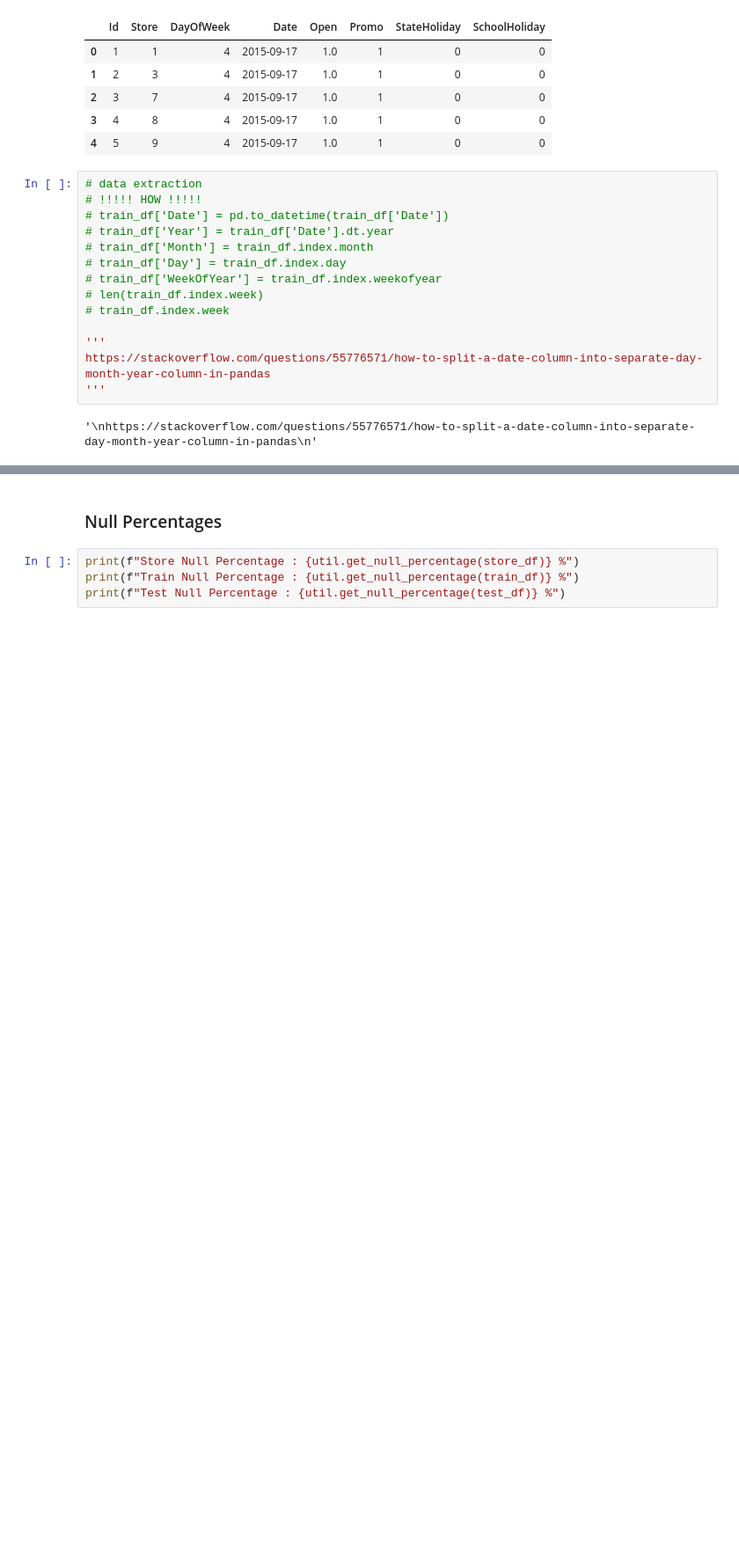
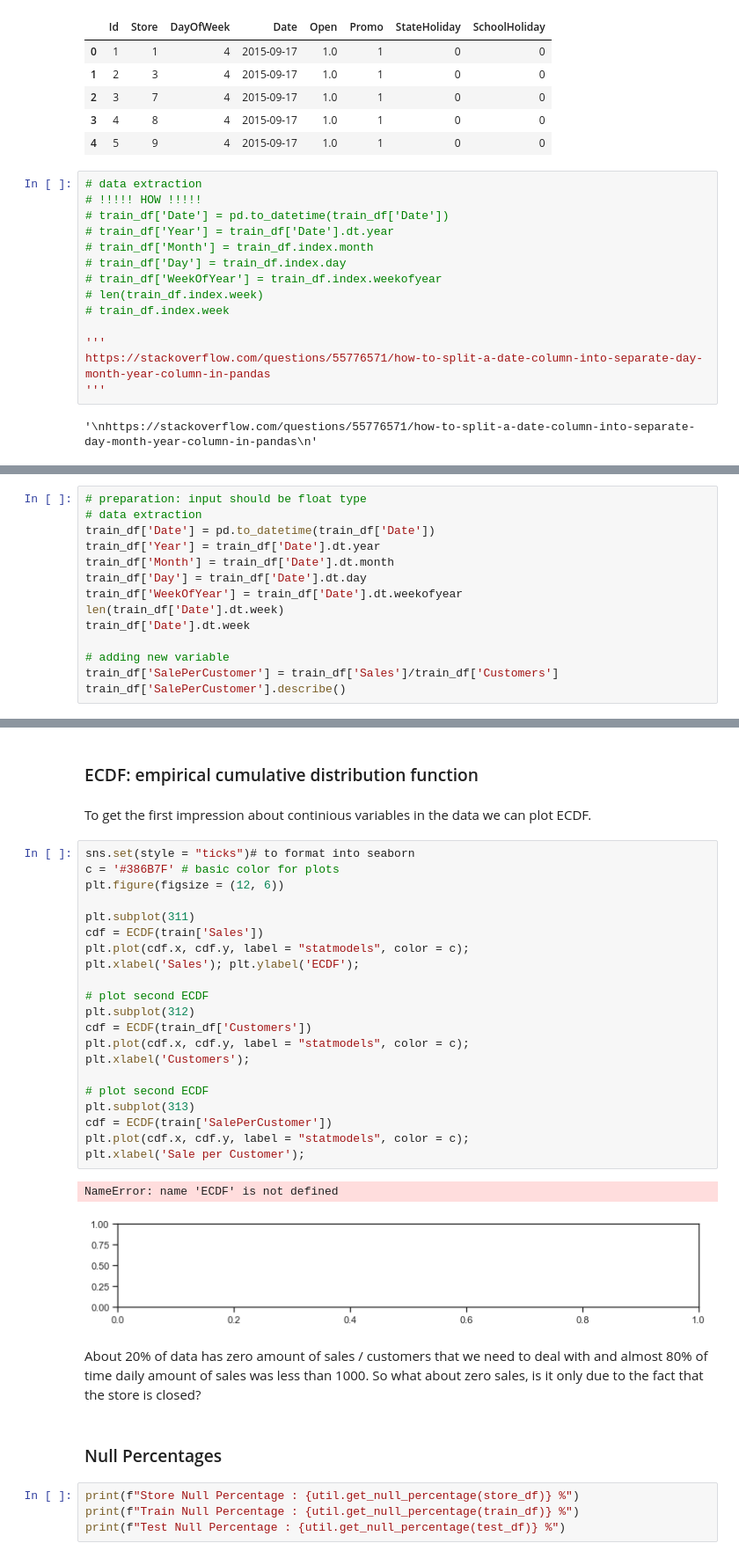
Before and after one commit to tadesse381/Pharmaceutical_Sales_prediction, a Jupyter notebook: notebooks/EDA_of_customer_purchasing_behavior.ipynb, the cells around one changed output, grey strips where cells are left out. Shown at 88% size. Drawn from its saved outputs; the diff is of its cells as text; blank space fills up the shorter version.

```diff
--- a/notebooks/EDA_of_customer_purchasing_behavior.ipynb
+++ b/notebooks/EDA_of_customer_purchasing_behavior.ipynb
@@ -157,0 +177,14 @@ https://stackoverflow.com/questions/55776571/how-to-split-a-date-column-into-sep
+# %%
+# preparation: input should be float type
+# data extraction
+train_df['Date'] = pd.to_datetime(train_df['Date'])
+train_df['Year'] = train_df['Date'].dt.year
+train_df['Month'] = train_df['Date'].dt.month
+train_df['Day'] = train_df['Date'].dt.day
+train_df['WeekOfYear'] = train_df['Date'].dt.weekofyear
+len(train_df['Date'].dt.week)
+train_df['Date'].dt.week
+
+# adding new variable
+train_df['SalePerCustomer'] = train_df['Sales']/train_df['Customers']
+train_df['SalePerCustomer'].describe()
@@ -158,3 +201,33 @@ https://stackoverflow.com/questions/55776571/how-to-split-a-date-column-into-sep
+# %% [markdown]
+### ECDF: empirical cumulative distribution function
+# %% [markdown]
+To get the first impression about continious variables in the data we can plot ECDF.
+# %%
+sns.set(style = "ticks")# to format into seaborn
+c = '#386B7F' # basic color for plots
+plt.figure(figsize = (12, 6))
+
+plt.subplot(311)
+cdf = ECDF(train['Sales'])
+plt.plot(cdf.x, cdf.y, label = "statmodels", color = c);
+plt.xlabel('Sales'); plt.ylabel('ECDF');
+
+# plot second ECDF
+plt.subplot(312)
+cdf = ECDF(train_df['Customers'])
+plt.plot(cdf.x, cdf.y, label = "statmodels", color = c);
+plt.xlabel('Customers');
+
+# plot second ECDF
+plt.subplot(313)
+cdf = ECDF(train['SalePerCustomer'])
+plt.plot(cdf.x, cdf.y, label = "statmodels", color = c);
+plt.xlabel('Sale per Customer');
+# %% [output]
+NameError: name 'ECDF' is not defined
+[figure, added]
+# %% [markdown]
+About 20% of data has zero amount of sales / customers that we need to deal with and almost 80% of time daily amount of sales was less than 1000. So what about zero sales, is it only due to the fact that the store is closed?
 # %% [markdown]
 ### Null Percentages
 # %%
```
Also changed, not shown: parts of 73 cells of this notebook.
